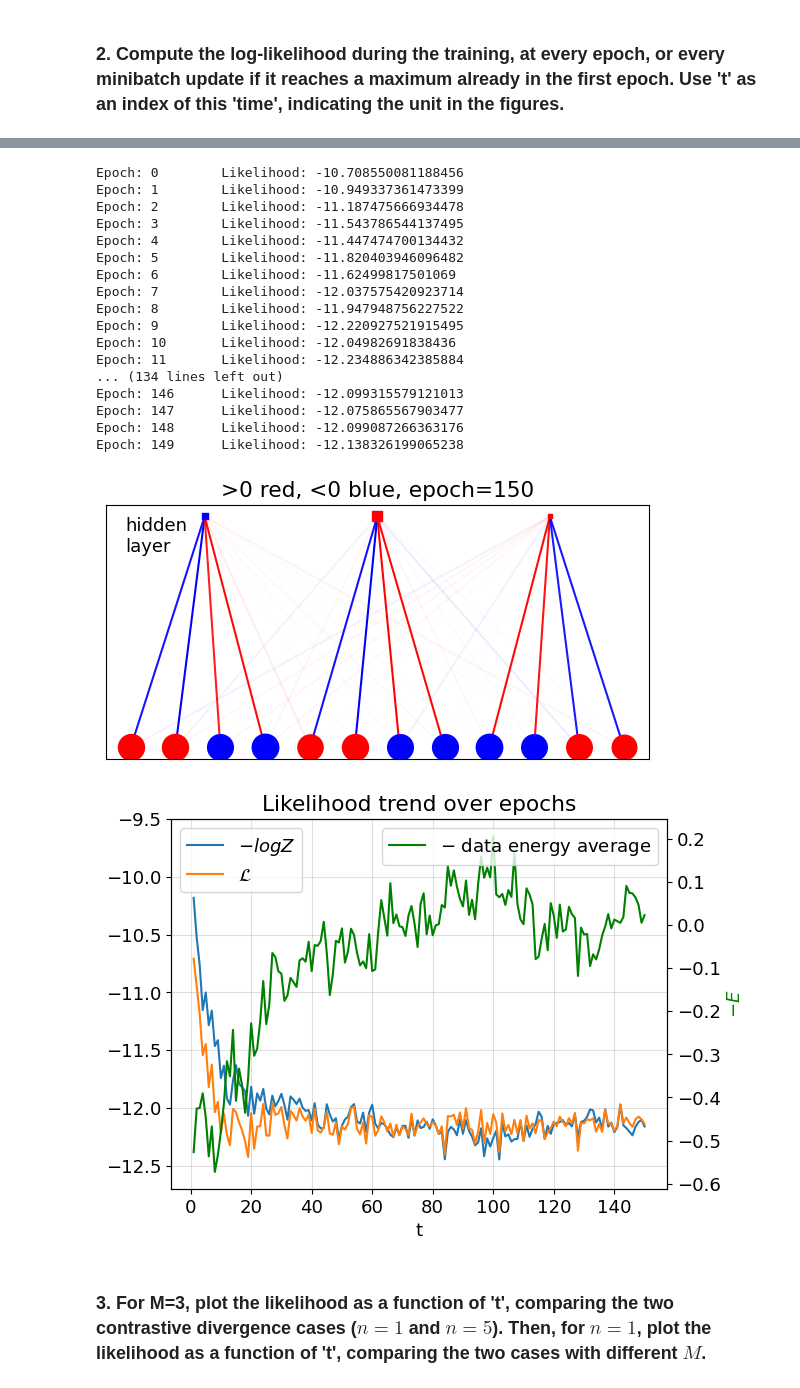
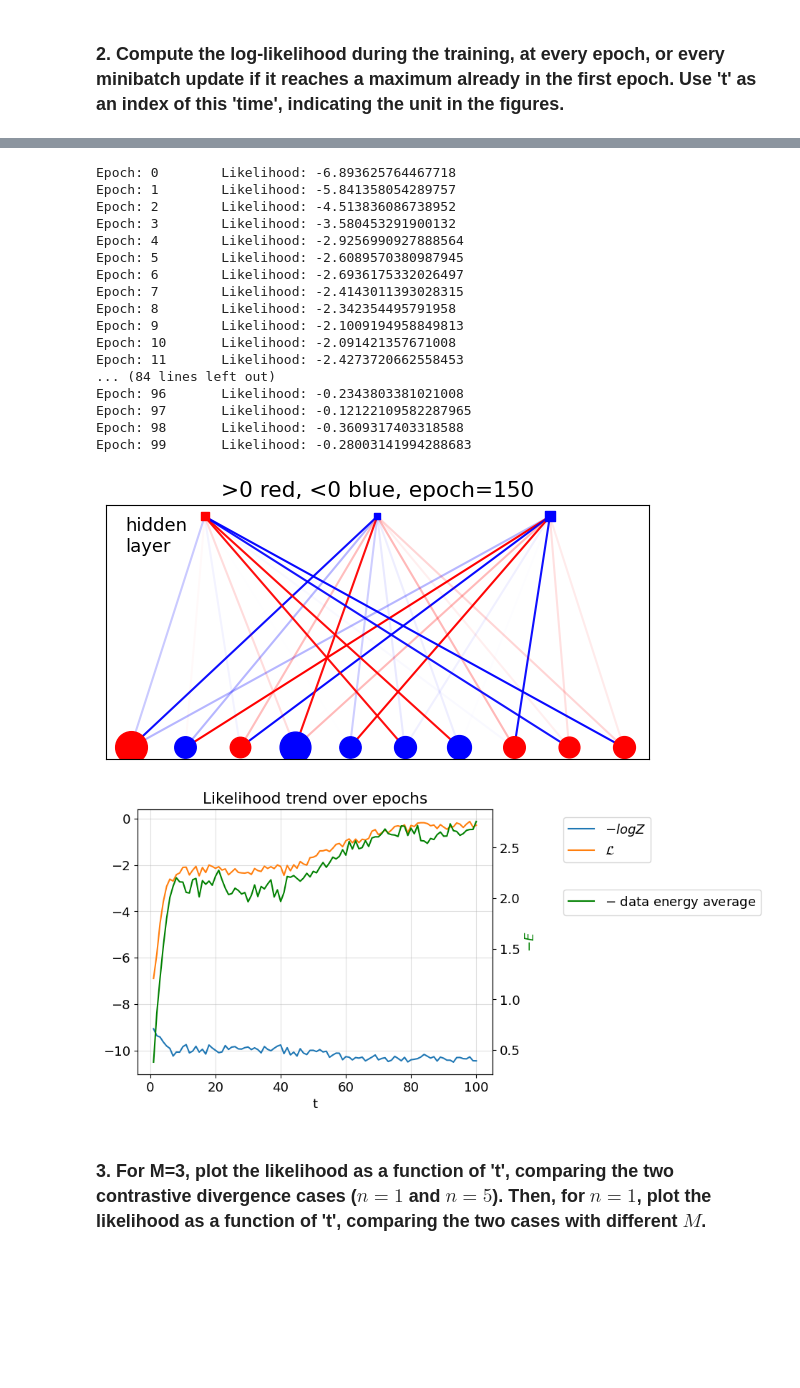
Before and after one commit to giuliadoda/LCP_mod_B, a Jupyter notebook: Ex4/RBM_24.ipynb, the cells around one changed output, grey strips where cells are left out. Cells and saved outputs as stored; diff of their text form; code cells hidden in the pictures; blank space fills up the shorter version.

Commit message:
regularization added

```diff
--- a/Ex4/RBM_24.ipynb
+++ b/Ex4/RBM_24.ipynb
@@ -507,7 +499,7 @@ def av_energy_data(vk, weights, a_func, b_func):
         e.append(energy(vk, c, weights, a_func, b_func))
     return np.sum(np.array(e))/(2**M)
 # %%
-def RBM_train_L(weights = w, a_func = a, b_func = b, verbose=False):
+def RBM_train_L(weights = w, a_func = a, b_func = b, lambda_reg = 0.1,  verbose=False):
 
     # visualize initialized RBM
     if verbose:
@@ -524,7 +516,7 @@ def RBM_train_L(weights = w, a_func = a, b_func = b, verbose=False):
     data_energies = []
     logZs = []
 
-    for epoch in range(150):
+    for epoch in range(100):
         # aggregate normalization of batch statistics and learning rate in l_rate_m
         l_rate_m = l_rate / mini
         energies = []
@@ -565,7 +557,8 @@ def RBM_train_L(weights = w, a_func = a, b_func = b, verbose=False):
             if m==mini:
                 # gradient of the likelihood: follow it along its positive direction
                 # with a "vanilla" SGD
-                dw = l_rate_m*(vh_data - vh_model)
+                # dw = l_rate_m*(vh_data - vh_model) # no reg
+                dw = l_rate_m * (vh_data - vh_model) - l_rate_m * 2 * lambda_reg * np.sum(np.array(weights)) # with regularization
                 da = l_rate_m*(v_data - v_model)
                 db = l_rate_m*(h_data - h_model)
                 if epoch<=1 and k<=mini:
@@ -580,13 +573,15 @@ def RBM_train_L(weights = w, a_func = a, b_func = b, verbose=False):
                 b_func = b_func + db
                 m=0
 
-            ek = av_energy_data(v[k], weights, a_func, b_func)
-            energies.append(ek)
+            # calculate k energy likelihood term
+            num = np.sum([energy(v[k], h_i, weights, a_func, b_func) * np.exp(-energy(v[k], h_i, weights, a_func, b_func)) for h_i in all_conf_hid])
+            den = np.sum([np.exp(-energy(v[k], h_i, weights, a_func, b_func)) for h_i in all_conf_hid])
+            energies.append(num/den)
 
         # calculate likelihood
         fZ = np.log(part_func_Z(weights, a_func, b_func))
         ee = np.mean(np.array(energies)) # np.sum(np.array(energies))/N
-        l = - ee - fZ
+        l = - ee - fZ + lambda_reg * np.sum([z**2 for z in weights])
         lik.append(l)
         data_energies.append(ee)
         logZs.append(fZ)
@@ -603,54 +598,52 @@ def RBM_train_L(weights = w, a_func = a, b_func = b, verbose=False):
 
     return (weights, a_func, b_func, lik, data_energies, logZs)
 # %%
-w_l, a_l, b_l, logL, dataenergies, logZfunc = RBM_train_L()
+w_l, a_l, b_l, logL, dataenergies, logZfunc = RBM_train_L(lambda_reg=0.15)
 # %% [output]
-Epoch: 0        Likelihood: -10.708550081188456
-Epoch: 1        Likelihood: -10.949337361473399
-Epoch: 2        Likelihood: -11.187475666934478
-Epoch: 3        Likelihood: -11.543786544137495
-Epoch: 4        Likelihood: -11.447474700134432
-Epoch: 5        Likelihood: -11.820403946096482
-Epoch: 6        Likelihood: -11.62499817501069
-Epoch: 7        Likelihood: -12.037575420923714
-Epoch: 8        Likelihood: -11.947948756227522
-Epoch: 9        Likelihood: -12.220927521915495
-Epoch: 10       Likelihood: -12.04982691838436
-Epoch: 11       Likelihood: -12.234886342385884
-... (134 lines left out)
-Epoch: 146      Likelihood: -12.099315579121013
-Epoch: 147      Likelihood: -12.075865567903477
-Epoch: 148      Likelihood: -12.099087266363176
-Epoch: 149      Likelihood: -12.138326199065238
+Epoch: 0        Likelihood: -6.893625764467718
+Epoch: 1        Likelihood: -5.841358054289757
+Epoch: 2        Likelihood: -4.513836086738952
+Epoch: 3        Likelihood: -3.580453291900132
+Epoch: 4        Likelihood: -2.9256990927888564
+Epoch: 5        Likelihood: -2.6089570380987945
+Epoch: 6        Likelihood: -2.6936175332026497
+Epoch: 7        Likelihood: -2.4143011393028315
+Epoch: 8        Likelihood: -2.342354495791958
+Epoch: 9        Likelihood: -2.1009194958849813
+Epoch: 10       Likelihood: -2.091421357671008
+Epoch: 11       Likelihood: -2.4273720662558453
+... (84 lines left out)
+Epoch: 96       Likelihood: -0.2343803381021008
+Epoch: 97       Likelihood: -0.12122109582287965
+Epoch: 98       Likelihood: -0.3609317403318588
+Epoch: 99       Likelihood: -0.28003141994288683
 # %%
 plotgraph(150, w_l, a_l, b_l)
 # %% [output]
-[figure, old version]
+[figure, new version]
 # %%
 # plot log likelihood during training
 
 logZfunc_ = (-1)*np.array(logZfunc)
 
 fig, ax = plt.subplots()
 ax.grid(alpha=0.4)
 
 eps = np.linspace(1, len(logL), len(logL))
 
 ax1 = ax.twinx()
 ax1.plot(eps, (-1)*np.array(dataenergies), label = '$-$ data energy average', color = 'green')
-ax.plot(eps, logZfunc_, label = '$-logZ$')
+ax.plot(eps, logZfunc_, label = '$- logZ$')
 ax.plot(eps, logL, label = '$\\mathcal{L}$')
 ax.set_xlabel('t')
 ax.set_title('Likelihood trend over epochs')
-ax.legend(loc='upper left')
-ax.set_ylim(-12.7,-9.5)
-# ax1.set_ylim(-0.3,0.7)
-ax1.legend(loc='upper right')
+ax.legend(loc=(1.2,0.8))
+ax1.legend(loc=(1.2,0.6))
 ax1.set_ylabel('$-E$', color = 'green')
 
 plt.show()
 # %% [output]
-[figure, old version]
+[figure, new version]
 # %% [markdown]
 ### 3. For M=3, plot the likelihood as a function of 't', comparing the two contrastive divergence cases ($n=1$ and $n=5$). Then, for $n=1$, plot the likelihood as a function of 't', comparing the two cases with different $M$.
 # %% [markdown]
```
Also changed, not shown: parts of 10 cells of this notebook, 2 other files.
